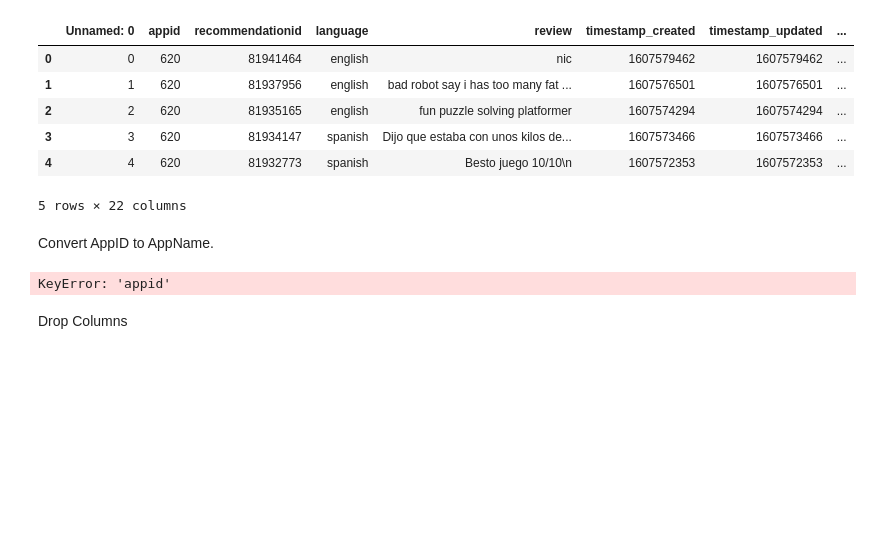
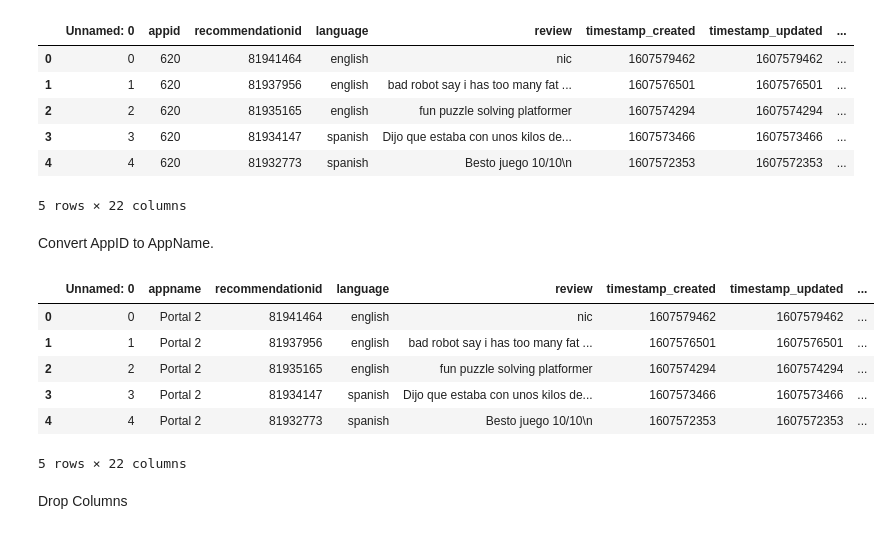
Before and after one commit to Wallyman38/453-Project, a Jupyter notebook: final_project.ipynb, the cells around one changed output. Saved outputs shown, nothing was run; the diff lists cells and outputs as text; code cells hidden in the pictures; blank space fills up the shorter version.

```diff
--- a/final_project.ipynb
+++ b/final_project.ipynb
@@ -21,27 +21,33 @@ Convert AppID to AppName.
 # %%
 cleandf = df
 # print(df['appid'].unique())
 df['appid'] = df['appid'].astype(str)
 cleandf['appid'] = df['appid'].map({'620': 'Portal 2', '252950': 'Rocket League', '381210': 'Dead by Daylight', '289070': "Sid Meier's Civilization VI", '264710': "Subnautica",
     '477160': "Human: Fall Flat", "620980": "Beat Saber", "541210": "Cold Waters", "242920": "Banished", "504230": "Celeste", "240720": "Getting Over It with Bennett Foddy",
     "253230": "A Hat In Time", "728880": "Overcooked! 2", "732810": "Slipstream", "242760": "The Forest", "688130": "Pogostuck: Rage With Your Friends",
     "621060": "PC Building SImulator", "282560": "RollerCoaster Tycoon World", "577800": "NBA 2K18", "1225330": "NBA 2K21", "258180": "Deus Ex: The Fall", "686600": "Rapture Rejects",
     "583950": "Artifact", "292730": "Call of Duty: Infinite Warfare", "1128000": "Cube World", "841370": "NBA 2K19", "247730": "Nether: Resurrected", "2870": "X Rebirth",
     "1056960": "Wolfenstein: Youngblood", "285190": "Warhammer 40,000: Dawn of War III", "236510": "Takedown: Red Sabre", "834910": "ATLAS", "1180380": "Stay Out",
     "792990": "Identity", "390340": "Umbrella Corps", "723390": "Hunt Down The Freeman", "1015500": "WWE 2K20", "334040": "Down To One", "332200": "Axiom Verge",
-    "275390": "Guacamelee! Super Turbo Championship Edition", "250900": "The Binding of Isacc: Rebirth", "206440": "To the Moon", "200900": "Cave Story+", "297130": "Titan Souls",
+    "275390": "Guacamelee! Super Turbo Championship Edition", "250900": "The Binding of Isaac: Rebirth", "206440": "To the Moon", "200900": "Cave Story+", "297130": "Titan Souls",
     "250760": "Shovel Knight: Treasure Trove", "40800": "Super Meat Boy", "611760": "Don't Escape: 4 Days to Survive", "247240": "Volgarr the Viking",
     "428550": "Momodora: Reverie Under The Moonlight", "311690": "Enter the Gungeon", "385560": "Shadow Complex Remastered", "283640": "Salt and Sanctuary", "322110": "20XX",
     "367520": "Hollow Knight", "583470": "The End Is Nigh", "427520": "Factorio", "294100": "RimWorld", "581320": "Insurgency: Sandstorm", "646570": "Slay the Spire",
     "227300": "Euro Truck Simulator 2", "431960": "Wallpaper Engine", "640820": "Pathfinder: Kingmaker", "787860": "Farming Simulator 19", "690830": "Foundation",
     "899440": "GOD EATER 3", "233860": "Kenshi", "590380": "Into the Breach", "552500": "Warhammer: Vermintide 2", '1222700': "A Way Out", "397540": "Boarderlands 3",
-    "814380": "Sekiro: Shadows Die Twice", "779340": "Total War: THREE KINGDOMS", "1190460": "Death stranding", "629760": "MORDHAU", "546560": "Half-Life Alyx",
+    "814380": "Sekiro: Shadows Die Twice", "779340": "Total War: THREE KINGDOMS", "1190460": "Death Stranding", "629760": "MORDHAU", "546560": "Half-Life Alyx",
     "782330": "DOOM Eternal", "1017900": "Age of Empires: Definitive Edition", "1055540": "A Short Hike", "1089980": "The Henry Stickmin Collection", "1158310": "Crusader Kings III"})
 # cleandf["appid"].unique()
 cleandf.rename(columns={"appid":"appname"}, inplace=True)
 cleandf.head()
 # %% [output]
+|  | Unnamed: 0 | appname | recommendationid | language | review | timestamp_created | timestamp_updated | ... |
+| 0 | 0 | Portal 2 | 81941464 | english | nic | 1607579462 | 1607579462 | ... |
+| 1 | 1 | Portal 2 | 81937956 | english | bad robot say i has too many fat ... | 1607576501 | 1607576501 | ... |
+| 2 | 2 | Portal 2 | 81935165 | english | fun puzzle solving platformer | 1607574294 | 1607574294 | ... |
+| 3 | 3 | Portal 2 | 81934147 | spanish | Dijo que estaba con unos kilos de... | 1607573466 | 1607573466 | ... |
+| 4 | 4 | Portal 2 | 81932773 | spanish | Besto juego 10/10\n | 1607572353 | 1607572353 | ... |
-KeyError: 'appid'
+5 rows × 22 columns
 # %% [markdown]
 Drop Columns
 # %%
```
Also changed, not shown: parts of 4 cells of this notebook.
